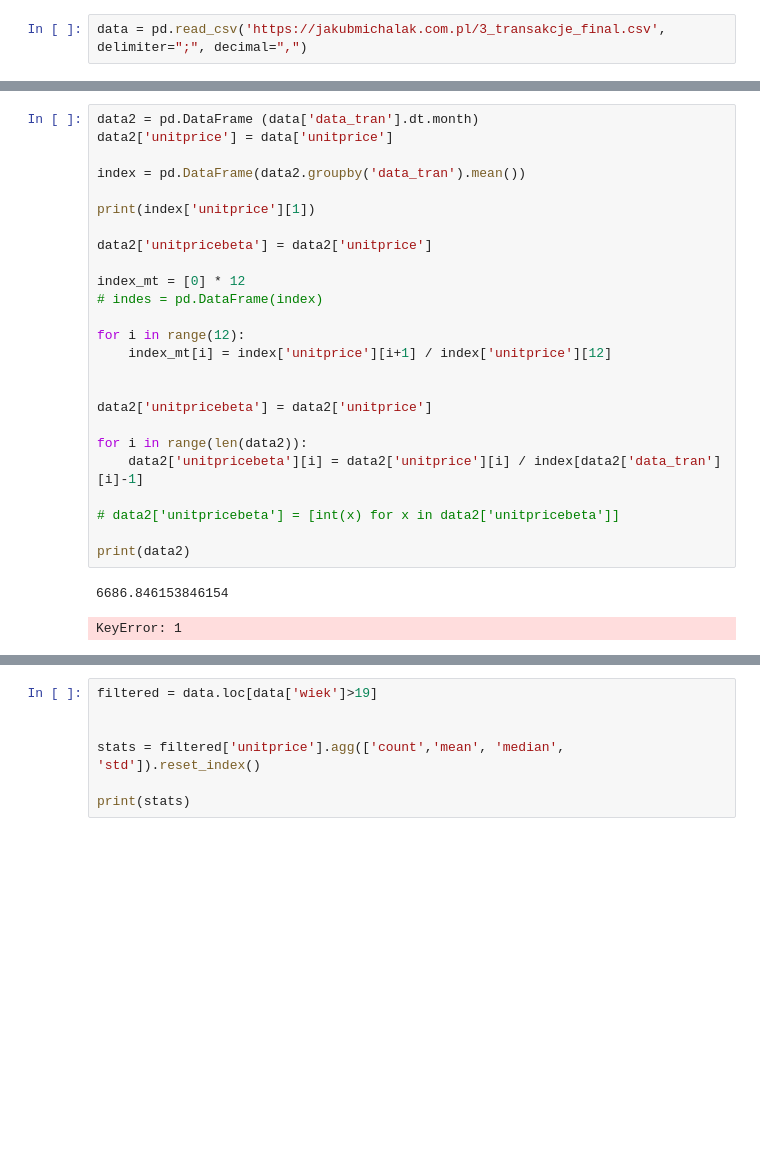
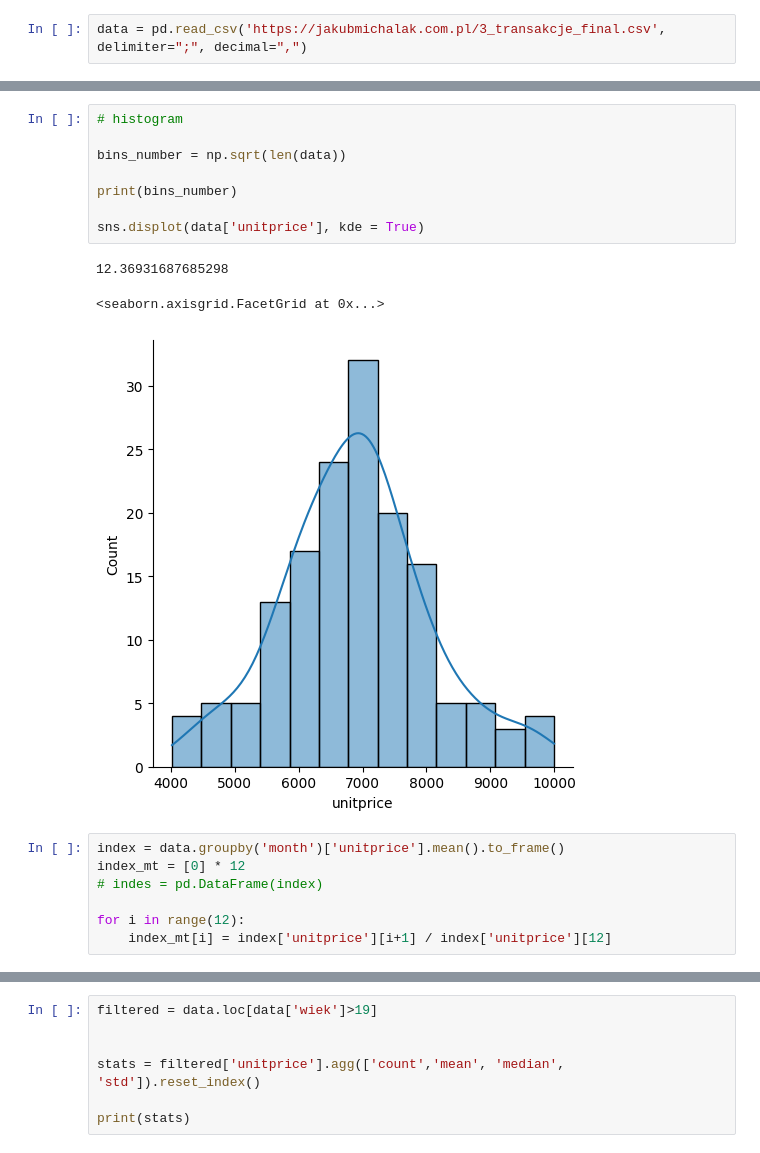
Before and after one commit to jkb-mchlk/jkb-mchlk, a Jupyter notebook: szkolenie_projekt.ipynb, the cells around one changed output, grey strips where cells are left out. Cells and saved outputs as stored; diff of their text form; blank space fills up the shorter version.

```diff
--- a/szkolenie_projekt.ipynb
+++ b/szkolenie_projekt.ipynb
@@ -123,28 +155,19 @@ data = data[data['unitprice'] < 20000]
+# %%
+# histogram
+
+bins_number = np.sqrt(len(data))
+
+print(bins_number)
+
+sns.displot(data['unitprice'], kde = True)
+# %% [output]
+12.36931687685298
+<seaborn.axisgrid.FacetGrid at 0x...>
+[figure, added]
 # %%
-data2 = pd.DataFrame (data['data_tran'].dt.month)
-data2['unitprice'] = data['unitprice']
-
-index = pd.DataFrame(data2.groupby('data_tran').mean())
-
-print(index['unitprice'][1])
-
-data2['unitpricebeta'] = data2['unitprice']
-
+index = data.groupby('month')['unitprice'].mean().to_frame()
 index_mt = [0] * 12
 # indes = pd.DataFrame(index)
 
 for i in range(12):
     index_mt[i] = index['unitprice'][i+1] / index['unitprice'][12]
-
-
-data2['unitpricebeta'] = data2['unitprice']
-
-for i in range(len(data2)):
-    data2['unitpricebeta'][i] = data2['unitprice'][i] / index[data2['data_tran'][i]-1]
-
-# data2['unitpricebeta'] = [int(x) for x in data2['unitpricebeta']]
-
-print(data2)
-# %% [output]
-6686.846153846154
-KeyError: 1
```
Also changed, not shown: parts of 27 cells of this notebook.
